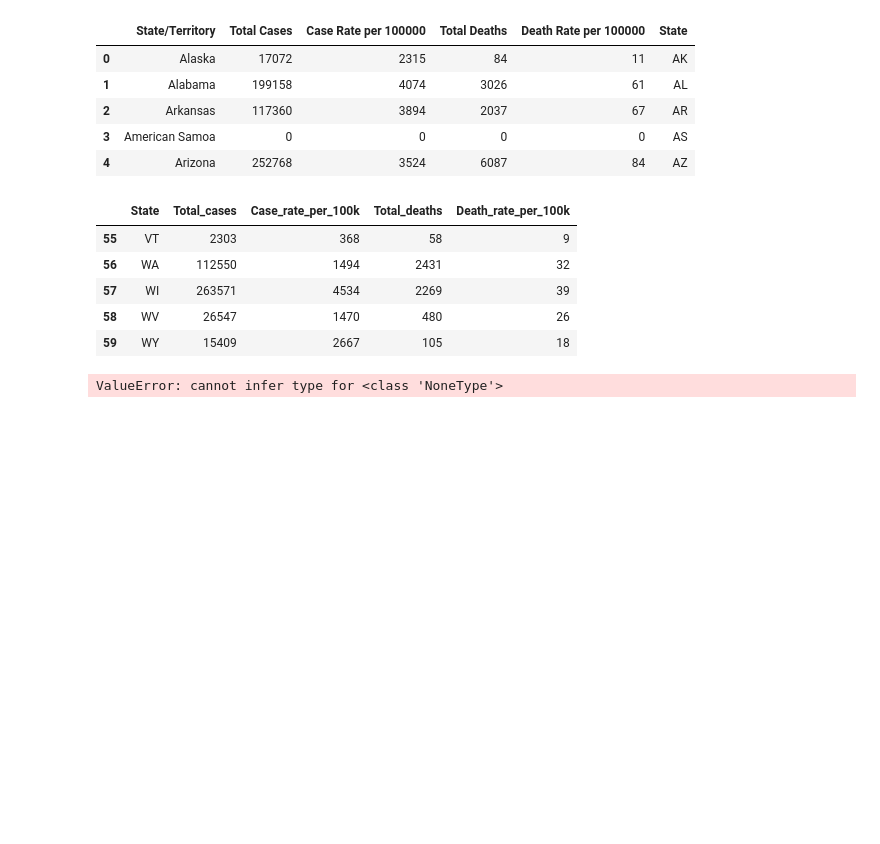
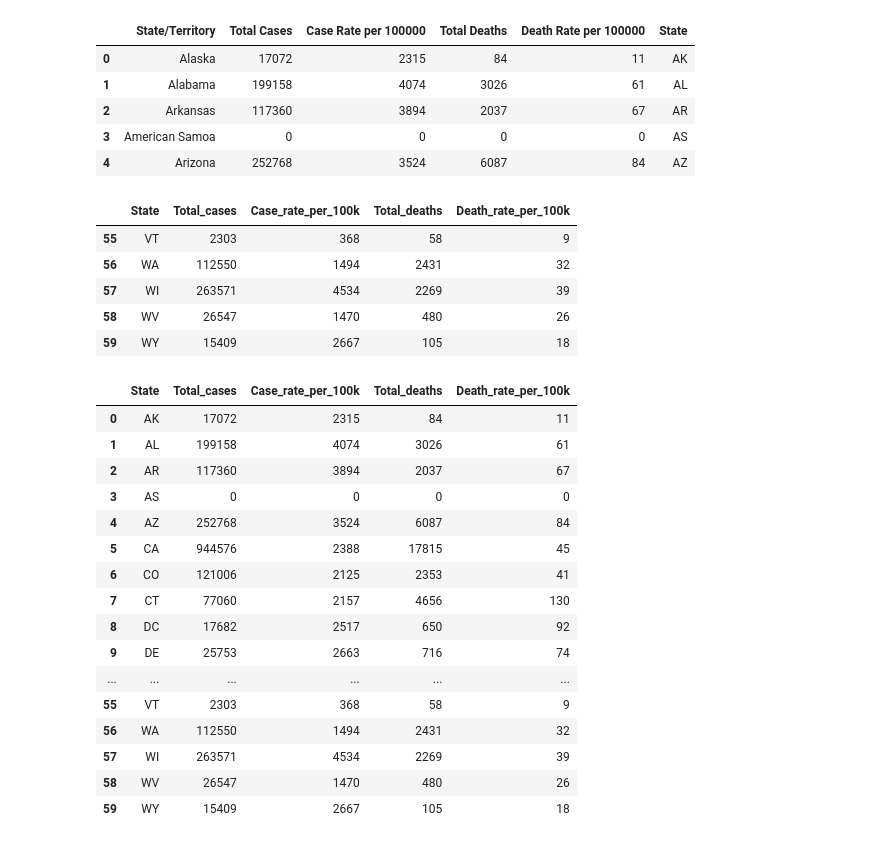
Before and after one commit to lazambrano/Project_2_COVID-19, a Jupyter notebook: analysis.ipynb, the cells around one changed output. Drawn from its saved outputs; the diff is of its cells as text; code cells hidden in the pictures; blank space fills up the shorter version.

```diff
--- a/analysis.ipynb
+++ b/analysis.ipynb
@@ -166,11 +166,3 @@ covid_stats_df.tail()
 | 57 | WI | 263571 | 4534 | 2269 | 39 |
 | 58 | WV | 26547 | 1470 | 480 | 26 |
 | 59 | WY | 15409 | 2667 | 105 | 18 |
-# %%
-engine = create_engine("postgresql://postgres:{password}@localhost:5432/COVID-19_Project02_DB".format(password=password))
-conn = engine.connect()
-
-#covid_stats_df.to_sql(name='covid_total', con=engine, if_exists='append', index=False)
-covid_monthly_df.to_sql(name='covid_monthly_avg', con=engine, if_exists='append', index=False)
-# %% [output]
-ValueError: cannot infer type for <class 'NoneType'>
@@ -179,0 +169,34 @@ CovidTL
+# %%
+engine = create_engine('sqlite:///covid.db')
+
+covid_stats_df.to_sql(name='covid_total', con=engine, if_exists='replace', index=False)
+covid_monthly_df.to_sql(name='covid_monthly_avg', con=engine, if_exists='replace', index=False)
+#covid_monthly_df.to_sql('covid_monthly_avg', con=engine, if_exists='replace', index=False)
+
+## testing
+# df = pd.DataFrame({'a': [1,2],
+# 'b': [3,4]})
+# df.to_sql('test', con=engine)
+# pd.read_sql('select * from test', engine)
+# covid_monthly_df['date'] = covid_monthly_df['date'].astype(str)
+# covid_monthly_df.dtypes
+# %%
+pd.read_sql('select * from covid_total', engine)
+# %% [output]
+|  | State | Total_cases | Case_rate_per_100k | Total_deaths | Death_rate_per_100k |
+| 0 | AK | 17072 | 2315 | 84 | 11 |
+| 1 | AL | 199158 | 4074 | 3026 | 61 |
+| 2 | AR | 117360 | 3894 | 2037 | 67 |
+| 3 | AS | 0 | 0 | 0 | 0 |
+| 4 | AZ | 252768 | 3524 | 6087 | 84 |
+| 5 | CA | 944576 | 2388 | 17815 | 45 |
+| 6 | CO | 121006 | 2125 | 2353 | 41 |
+| 7 | CT | 77060 | 2157 | 4656 | 130 |
+| 8 | DC | 17682 | 2517 | 650 | 92 |
+| 9 | DE | 25753 | 2663 | 716 | 74 |
+| ... | ... | ... | ... | ... | ... |
+| 55 | VT | 2303 | 368 | 58 | 9 |
+| 56 | WA | 112550 | 1494 | 2431 | 32 |
+| 57 | WI | 263571 | 4534 | 2269 | 39 |
+| 58 | WV | 26547 | 1470 | 480 | 26 |
+| 59 | WY | 15409 | 2667 | 105 | 18 |
```
Also changed, not shown: parts of 2 cells of this notebook, 3 other files.
